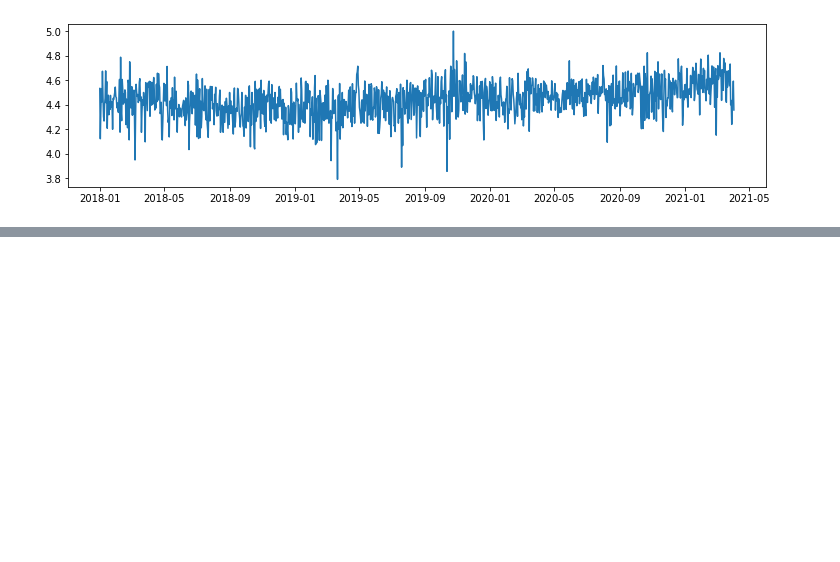
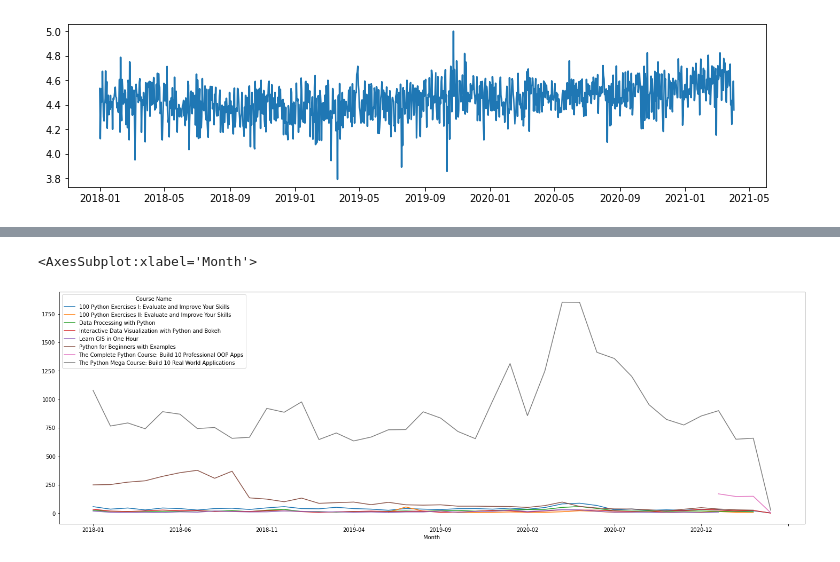
Before and after one commit to goonerify/The-Python-Mega-Course-Build-10-Real-World-Applications, a Jupyter notebook: Section 19 Data Analysis and Visualisation with Matplotlib, HighCharts/Visualizations.ipynb, the cells around one changed output, grey strips where cells are left out. Cells and saved outputs as stored; diff of their text form; code cells hidden in the pictures; blank space fills up the shorter version.

Commit message:
165. Average Ratings by Course by Month

```diff
--- a/Section 19 Data Analysis and Visualisation with Matplotlib, HighCharts/Visualizations.ipynb
+++ b/Section 19 Data Analysis and Visualisation with Matplotlib, HighCharts/Visualizations.ipynb
@@ -69,0 +97,6 @@ plt.plot(month_avg.index, month_avg['Rating'])
+# %%
+data['Month'] = data['Timestamp'].dt.strftime('%Y-%m')
+# Unstack to create a pivot table with course name columns and Month rows
+# Filter out the Rating column to ignore the count of other columns in the dataframe
+month_avg_crs = data.groupby(['Month','Course Name'])['Rating'].count().unstack()
+month_avg_crs
@@ -69,0 +122,5 @@ plt.plot(month_avg.index, month_avg['Rating'])
+# %%
+month_avg_crs.plot(figsize=(25, 8))
+# %% [output]
+<AxesSubplot:xlabel='Month'>
+[figure, added]
```
Also changed, not shown: parts of 11 cells of this notebook.
